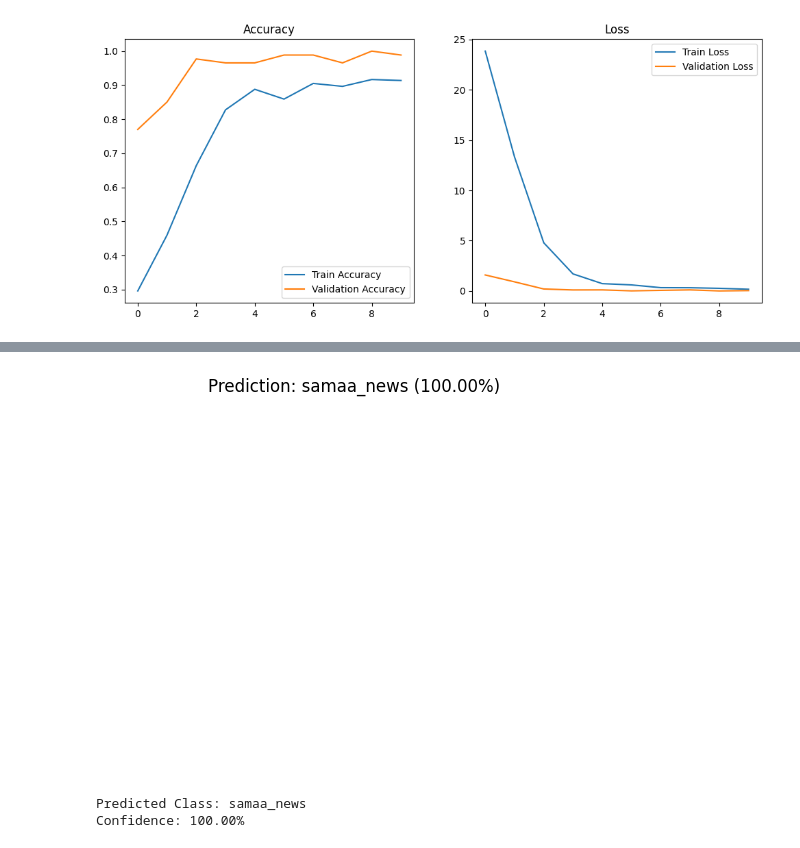
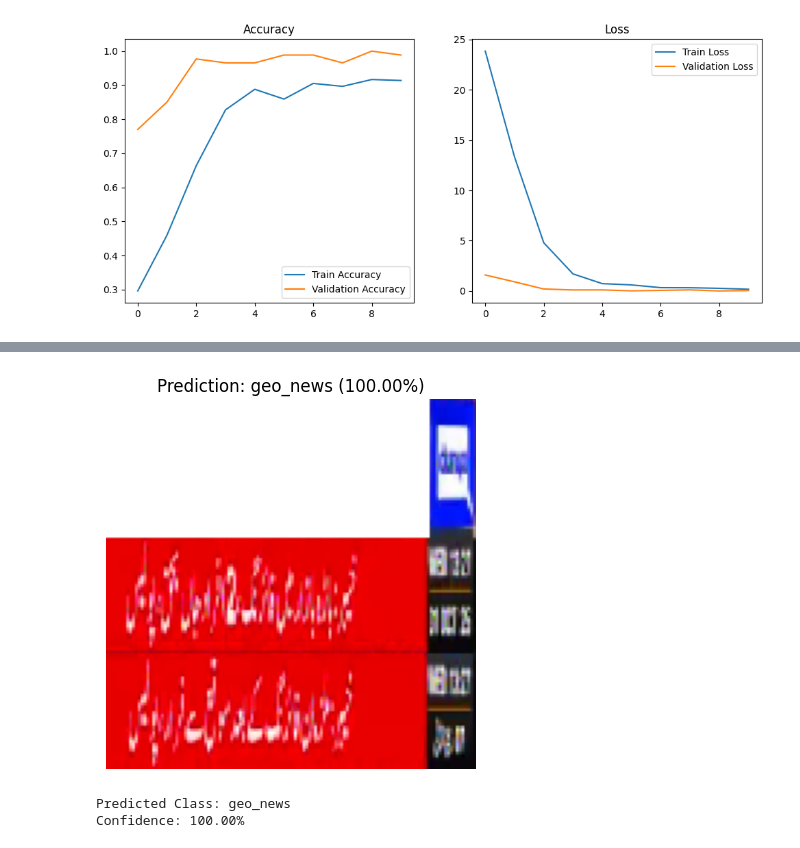
Before and after one commit to AnwarMehmoodSohail/Machine-Learning, a Jupyter notebook: Deep_Learning/News_Image_Classification/news_channel_classification_SimpleDNN.ipynb, the cells around one changed output, grey strips where cells are left out. Cells and saved outputs as stored; diff of their text form; code cells hidden in the pictures.

```diff
--- a/Deep_Learning/News_Image_Classification/news_channel_classification_SimpleDNN.ipynb
+++ b/Deep_Learning/News_Image_Classification/news_channel_classification_SimpleDNN.ipynb
@@ -163,6 +163,6 @@ def predict_image(model, image_path, class_names):
     print("Predicted Class:", predicted_class_name)
     print("Confidence:", f"{confidence:.2f}%")
 # %%
-image_path = "./dataset/samaa_news/0.png"
+image_path = "./predict_img/dunya02.png"
 predict_image(model, image_path, class_names)
 # %% [output]
@@ -170,3 +170,3 @@ predict_image(model, image_path, class_names)
-[figure, old version]
+[figure, new version]
-Predicted Class: samaa_news
+Predicted Class: geo_news
 Confidence: 100.00%
```
Also changed, not shown: parts of 1 cell of this notebook, 2 other files.
